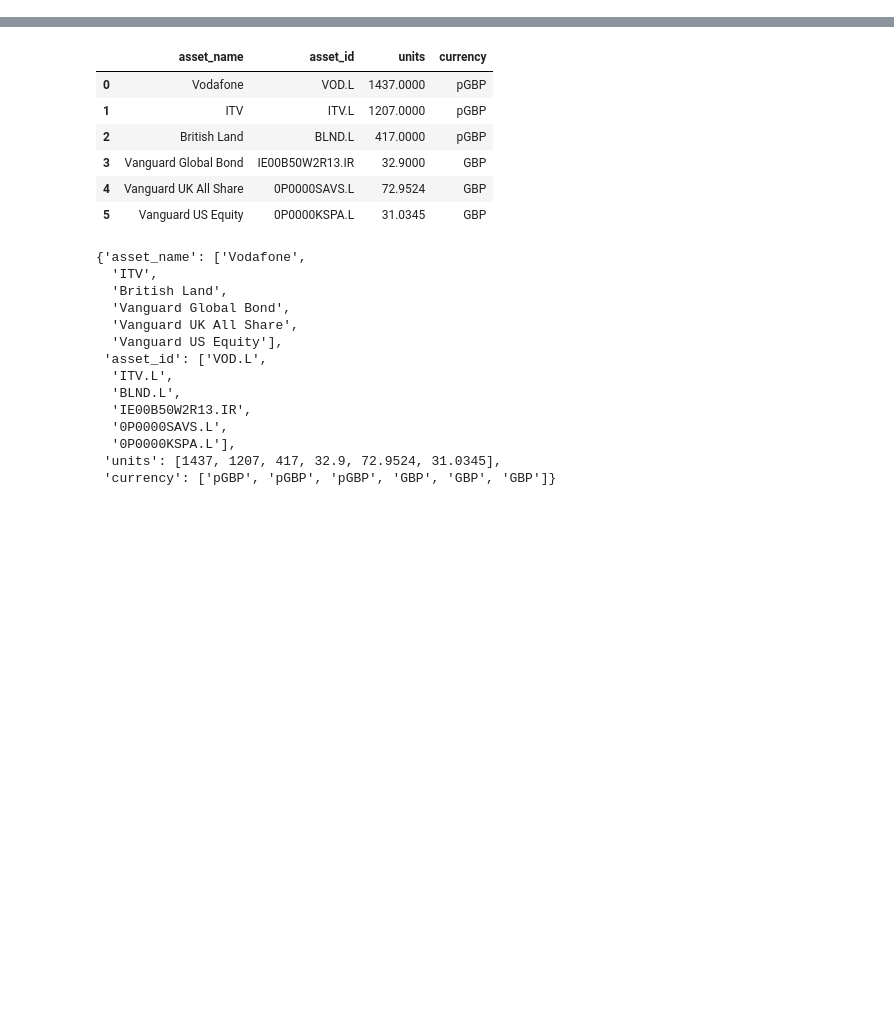
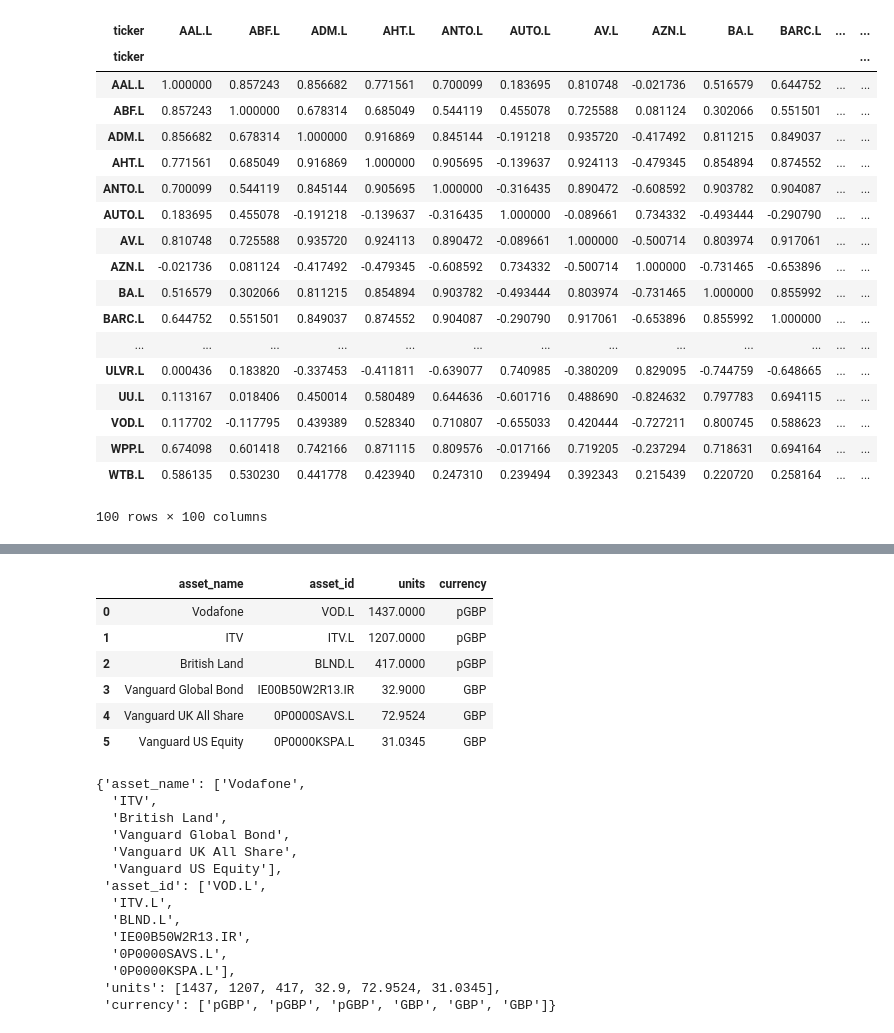
Before and after one commit to ninjananjo/Portfolio-Advisor, a Jupyter notebook: Portfolio Advisor.ipynb, the cells around one changed output, grey strips where cells are left out. Drawn from its saved outputs; the diff is of its cells as text; code cells hidden in the pictures; blank space fills up the shorter version.

```diff
--- a/Portfolio Advisor.ipynb
+++ b/Portfolio Advisor.ipynb
@@ -91 +91,24 @@ data
 1584 rows × 7 columns
+# %%
+ftse_correlation = data[['ticker','Adj Close']].pivot(columns='ticker', values='Adj Close').corr()
+ftse_correlation
+# %% [output]
+| ticker | AAL.L | ABF.L | ADM.L | AHT.L | ANTO.L | AUTO.L | AV.L | AZN.L | BA.L | BARC.L | ... | ... |
+| ticker |  |  |  |  |  |  |  |  |  |  |  | ... |
+| AAL.L | 1.000000 | 0.857243 | 0.856682 | 0.771561 | 0.700099 | 0.183695 | 0.810748 | -0.021736 | 0.516579 | 0.644752 | ... | ... |
+| ABF.L | 0.857243 | 1.000000 | 0.678314 | 0.685049 | 0.544119 | 0.455078 | 0.725588 | 0.081124 | 0.302066 | 0.551501 | ... | ... |
+| ADM.L | 0.856682 | 0.678314 | 1.000000 | 0.916869 | 0.845144 | -0.191218 | 0.935720 | -0.417492 | 0.811215 | 0.849037 | ... | ... |
+| AHT.L | 0.771561 | 0.685049 | 0.916869 | 1.000000 | 0.905695 | -0.139637 | 0.924113 | -0.479345 | 0.854894 | 0.874552 | ... | ... |
+| ANTO.L | 0.700099 | 0.544119 | 0.845144 | 0.905695 | 1.000000 | -0.316435 | 0.890472 | -0.608592 | 0.903782 | 0.904087 | ... | ... |
+| AUTO.L | 0.183695 | 0.455078 | -0.191218 | -0.139637 | -0.316435 | 1.000000 | -0.089661 | 0.734332 | -0.493444 | -0.290790 | ... | ... |
+| AV.L | 0.810748 | 0.725588 | 0.935720 | 0.924113 | 0.890472 | -0.089661 | 1.000000 | -0.500714 | 0.803974 | 0.917061 | ... | ... |
+| AZN.L | -0.021736 | 0.081124 | -0.417492 | -0.479345 | -0.608592 | 0.734332 | -0.500714 | 1.000000 | -0.731465 | -0.653896 | ... | ... |
+| BA.L | 0.516579 | 0.302066 | 0.811215 | 0.854894 | 0.903782 | -0.493444 | 0.803974 | -0.731465 | 1.000000 | 0.855992 | ... | ... |
+| BARC.L | 0.644752 | 0.551501 | 0.849037 | 0.874552 | 0.904087 | -0.290790 | 0.917061 | -0.653896 | 0.855992 | 1.000000 | ... | ... |
+| ... | ... | ... | ... | ... | ... | ... | ... | ... | ... | ... | ... | ... |
+| ULVR.L | 0.000436 | 0.183820 | -0.337453 | -0.411811 | -0.639077 | 0.740985 | -0.380209 | 0.829095 | -0.744759 | -0.648665 | ... | ... |
+| UU.L | 0.113167 | 0.018406 | 0.450014 | 0.580489 | 0.644636 | -0.601716 | 0.488690 | -0.824632 | 0.797783 | 0.694115 | ... | ... |
+| VOD.L | 0.117702 | -0.117795 | 0.439389 | 0.528340 | 0.710807 | -0.655033 | 0.420444 | -0.727211 | 0.800745 | 0.588623 | ... | ... |
+| WPP.L | 0.674098 | 0.601418 | 0.742166 | 0.871115 | 0.809576 | -0.017166 | 0.719205 | -0.237294 | 0.718631 | 0.694164 | ... | ... |
+| WTB.L | 0.586135 | 0.530230 | 0.441778 | 0.423940 | 0.247310 | 0.239494 | 0.392343 | 0.215439 | 0.220720 | 0.258164 | ... | ... |
+100 rows × 100 columns
```
Also changed, not shown: parts of 3 cells of this notebook.
